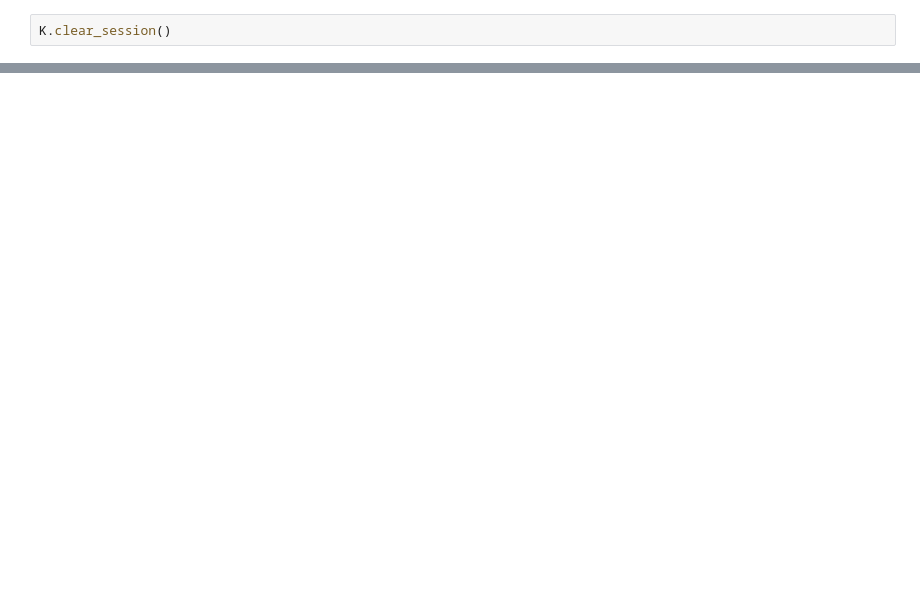
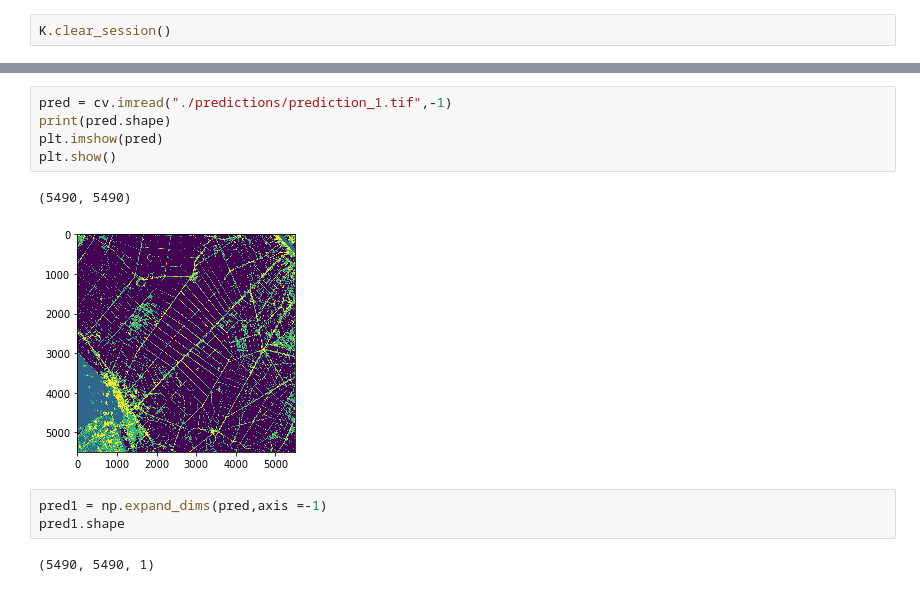
Before and after one commit to ankit13sharma/DeepLearningForLandUseLandCoverClassification, a Jupyter notebook: main_script.ipynb, the cells around one changed output, grey strips where cells are left out. Cells and saved outputs as stored; diff of their text form; blank space fills up the shorter version.

```diff
--- a/main_script.ipynb
+++ b/main_script.ipynb
@@ -177,0 +157,13 @@ True
+# %%
+pred = cv.imread("./predictions/prediction_1.tif",-1)
+print(pred.shape)
+plt.imshow(pred)
+plt.show()
+# %% [output]
+(5490, 5490)
+[figure, added]
+# %%
+pred1 = np.expand_dims(pred,axis =-1)
+pred1.shape
+# %% [output]
+(5490, 5490, 1)
```
Also changed, not shown: parts of 19 cells of this notebook, 14 other files.
